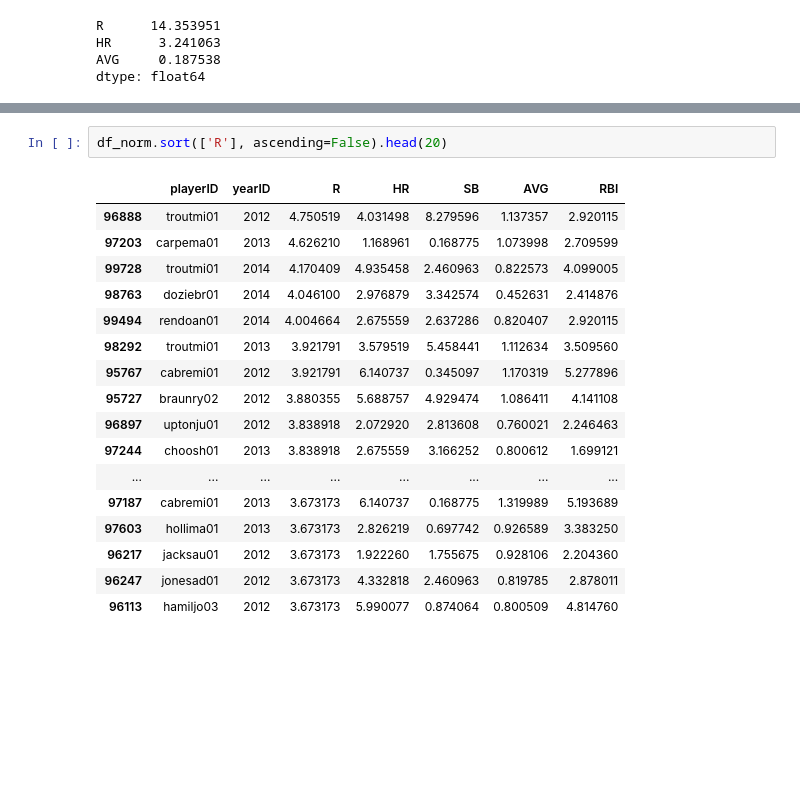
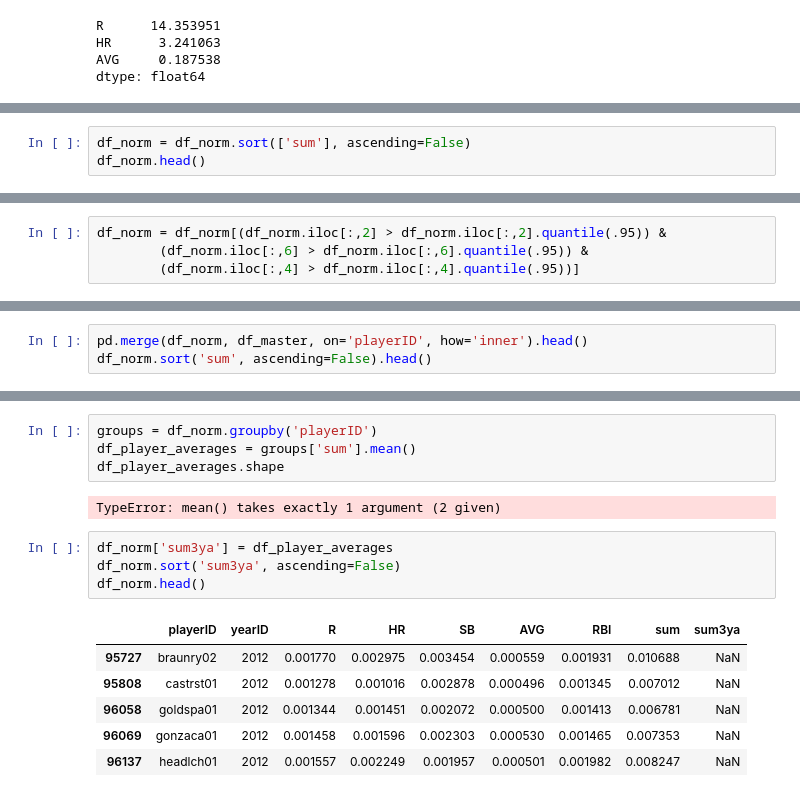
Before and after one commit to eihli/baseball-fantasy-draft, a Jupyter notebook: First.ipynb, the cells around one changed output, grey strips where cells are left out. Saved outputs shown, nothing was run; the diff lists cells and outputs as text; blank space fills up the shorter version.

```diff
--- a/First.ipynb
+++ b/First.ipynb
@@ -87,0 +96,3 @@ df_norm.iloc[:,2:] = (df.iloc[:,2:] - df.iloc[:,2:].mean()) / df.iloc[:,2:].std(
+# %%
+df_norm = df_norm.sort(['sum'], ascending=False)
+df_norm.head()
@@ -88 +108,5 @@ df_norm.iloc[:,2:] = (df.iloc[:,2:] - df.iloc[:,2:].mean()) / df.iloc[:,2:].std(
+# %%
+df_norm = df_norm[(df_norm.iloc[:,2] > df_norm.iloc[:,2].quantile(.95)) &
+        (df_norm.iloc[:,6] > df_norm.iloc[:,6].quantile(.95)) &
+        (df_norm.iloc[:,4] > df_norm.iloc[:,4].quantile(.95))]
 # %%
@@ -96,0 +116,3 @@ df_norm.head()
+# %%
+pd.merge(df_norm, df_master, on='playerID', how='inner').head()
+df_norm.sort('sum', ascending=False).head()
@@ -97,20 +126,17 @@ df_norm.head()
+# %%
+groups = df_norm.groupby('playerID')
+df_player_averages = groups['sum'].mean()
+df_player_averages.shape
+# %% [output]
+TypeError: mean() takes exactly 1 argument (2 given)
 # %%
-df_norm.sort(['R'], ascending=False).head(20)
+df_norm['sum3ya'] = df_player_averages
+df_norm.sort('sum3ya', ascending=False)
+df_norm.head()
 # %% [output]
-|  | playerID | yearID | R | HR | SB | AVG | RBI |
-| 96888 | troutmi01 | 2012 | 4.750519 | 4.031498 | 8.279596 | 1.137357 | 2.920115 |
-| 97203 | carpema01 | 2013 | 4.626210 | 1.168961 | 0.168775 | 1.073998 | 2.709599 |
-| 99728 | troutmi01 | 2014 | 4.170409 | 4.935458 | 2.460963 | 0.822573 | 4.099005 |
-| 98763 | doziebr01 | 2014 | 4.046100 | 2.976879 | 3.342574 | 0.452631 | 2.414876 |
-| 99494 | rendoan01 | 2014 | 4.004664 | 2.675559 | 2.637286 | 0.820407 | 2.920115 |
-| 98292 | troutmi01 | 2013 | 3.921791 | 3.579519 | 5.458441 | 1.112634 | 3.509560 |
-| 95767 | cabremi01 | 2012 | 3.921791 | 6.140737 | 0.345097 | 1.170319 | 5.277896 |
-| 95727 | braunry02 | 2012 | 3.880355 | 5.688757 | 4.929474 | 1.086411 | 4.141108 |
-| 96897 | uptonju01 | 2012 | 3.838918 | 2.072920 | 2.813608 | 0.760021 | 2.246463 |
-| 97244 | choosh01 | 2013 | 3.838918 | 2.675559 | 3.166252 | 0.800612 | 1.699121 |
-| ... | ... | ... | ... | ... | ... | ... | ... |
-| 97187 | cabremi01 | 2013 | 3.673173 | 6.140737 | 0.168775 | 1.319989 | 5.193689 |
-| 97603 | hollima01 | 2013 | 3.673173 | 2.826219 | 0.697742 | 0.926589 | 3.383250 |
-| 96217 | jacksau01 | 2012 | 3.673173 | 1.922260 | 1.755675 | 0.928106 | 2.204360 |
-| 96247 | jonesad01 | 2012 | 3.673173 | 4.332818 | 2.460963 | 0.819785 | 2.878011 |
-| 96113 | hamiljo03 | 2012 | 3.673173 | 5.990077 | 0.874064 | 0.800509 | 4.814760 |
+|  | playerID | yearID | R | HR | SB | AVG | RBI | sum | sum3ya |
+| 95727 | braunry02 | 2012 | 0.001770 | 0.002975 | 0.003454 | 0.000559 | 0.001931 | 0.010688 | NaN |
+| 95808 | castrst01 | 2012 | 0.001278 | 0.001016 | 0.002878 | 0.000496 | 0.001345 | 0.007012 | NaN |
+| 96058 | goldspa01 | 2012 | 0.001344 | 0.001451 | 0.002072 | 0.000500 | 0.001413 | 0.006781 | NaN |
+| 96069 | gonzaca01 | 2012 | 0.001458 | 0.001596 | 0.002303 | 0.000530 | 0.001465 | 0.007353 | NaN |
+| 96137 | headlch01 | 2012 | 0.001557 | 0.002249 | 0.001957 | 0.000501 | 0.001982 | 0.008247 | NaN |
```
Also changed, not shown: parts of 16 cells of this notebook, 1 other file.
